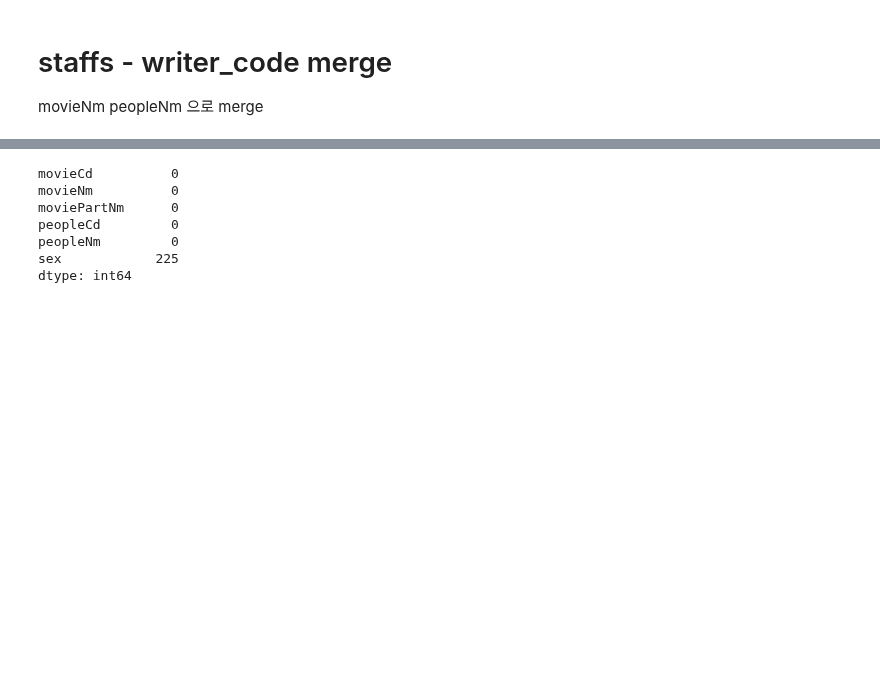
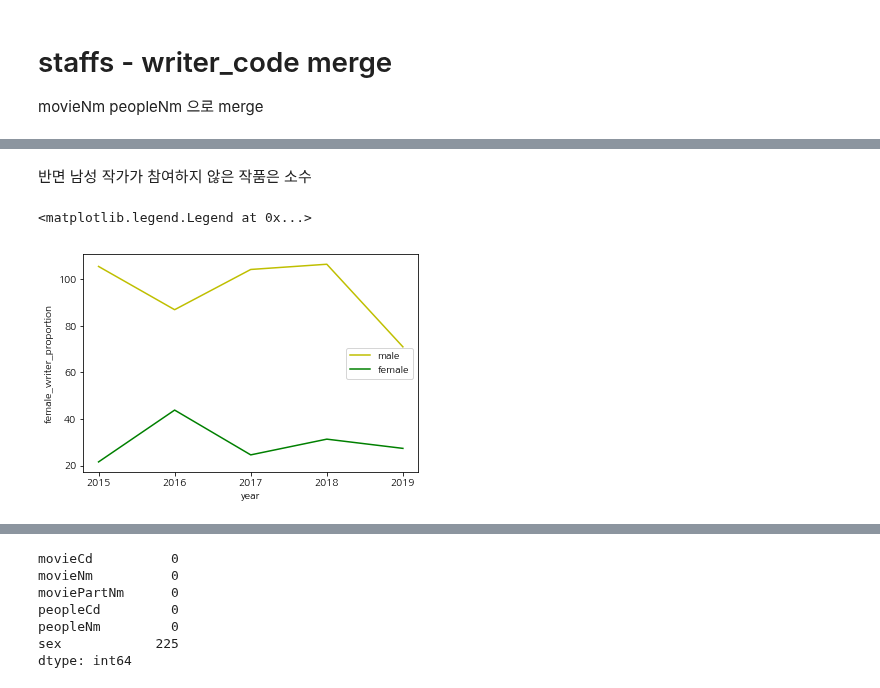
Before and after one commit to kim4pb/Female-led-Korean-Films, a Jupyter notebook: 02.EDA/Writer_EDA.ipynb, the cells around one changed output, grey strips where cells are left out. Cells and saved outputs as stored; diff of their text form; code cells hidden in the pictures; blank space fills up the shorter version.

```diff
--- a/02.EDA/Writer_EDA.ipynb
+++ b/02.EDA/Writer_EDA.ipynb
@@ -151,0 +369,17 @@ ValueError: You are trying to merge on int64 and object columns. If you wish to
+# %% [markdown]
+반면 남성 작가가 참여하지 않은 작품은 소수
+# %%
+# 혼자 집필했으면 1, 공동집필인 경우 1/N 으로 계산하여 성별 작가 수 산출
+
+data = pd.DataFrame(writer_sex_ratio.groupby('year')['female_ratio'].sum().reset_index())
+data['female_writer_proportion'] = data['female_ratio'].apply(lambda x: x / 100)
+data1 = pd.DataFrame(writer_sex_ratio.groupby('year')['male_ratio'].sum().reset_index())
+data1['male_writer_proportion'] = data1['male_ratio'].apply(lambda x: x / 100)
+
+sns.lineplot(y='male_writer_proportion', x='year', data=data1, color='y', label='male')
+sns.lineplot(y='female_writer_proportion', x='year', data=data, color='g', label='female')
+plt.legend()
+# plt.ylim(0, 600) # 아래의 작가수 전체 합산 그래프와 비교하고 싶으면 ylim 적용해서 y scale 조정
+# %% [output]
+<matplotlib.legend.Legend at 0x...>
+[figure, added]
```
Also changed, not shown: parts of 45 cells of this notebook.
